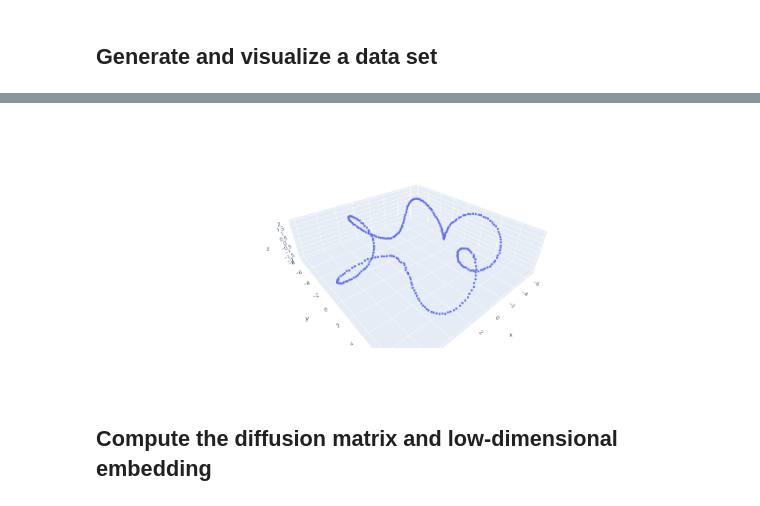
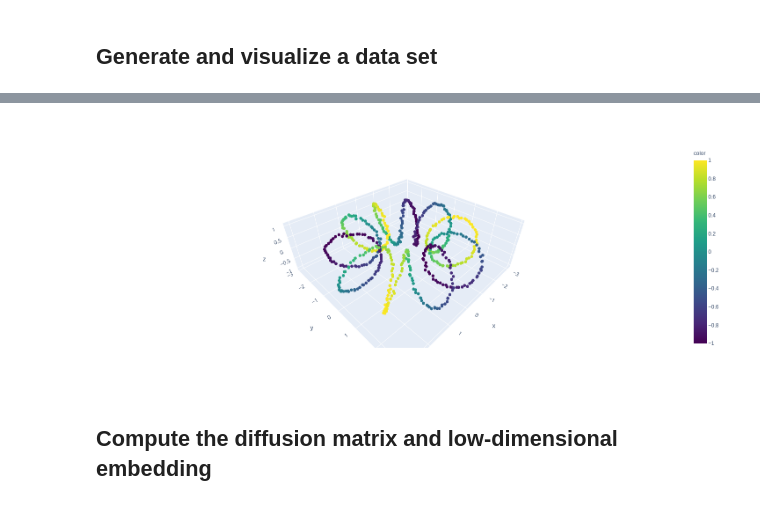
Before and after one commit to mfagan12/DiffusionMaps, a Jupyter notebook: notebooks/dev.ipynb, the cells around one changed output, grey strips where cells are left out. Drawn from its saved outputs; the diff is of its cells as text; code cells hidden in the pictures.

Commit message:
start demo notebook, coloring points for plots

```diff
--- a/notebooks/dev.ipynb
+++ b/notebooks/dev.ipynb
@@ -43,5 +43,5 @@ X = generate_toy_ellipse(n_points=300, noisiness=1/40, r1=1)
 # %%
 X = generate_broken_ellipse(n_points=300, noisiness=1/50, r1=1)
 # %%
-X = generate_toroidal_helix(n_points=300, noisiness=1/40, R=6, r=2, n=5)
+X, color = generate_toroidal_helix(n_points=600, noisiness=1/40, R=2, r=1, n=10)
 # %%
@@ -52,7 +51,7 @@ visualize_2d_data(X.T)
 # %%
-visualize_3d_data(X.T)
+visualize_3d_data(X.T, color, marker_size=4)
 # %% [output]
-[figure, old version]
+[figure, new version]
 # %% [markdown]
 ## Compute the diffusion matrix and low-dimensional embedding
 # %%
```
Also changed, not shown: parts of 3 cells of this notebook, 4 other files.
